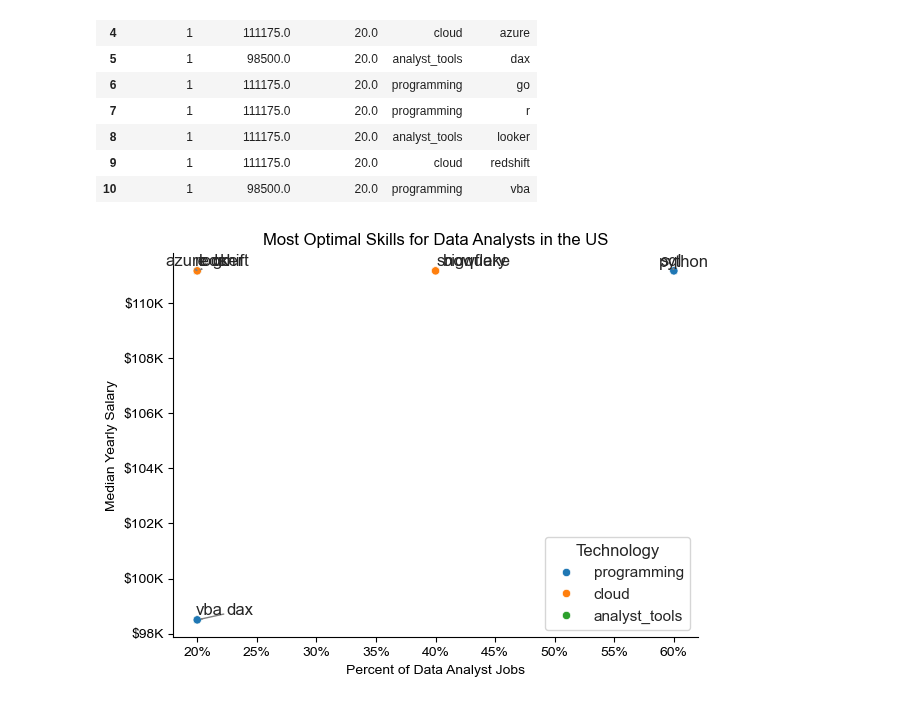
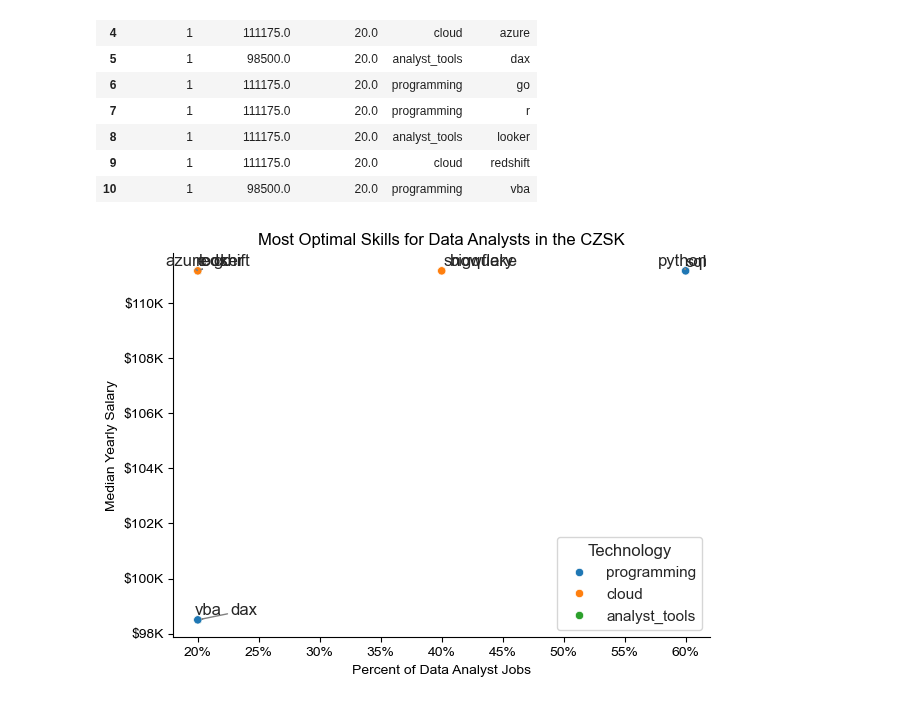
Before and after one commit to akorablov/project_data_jobs, a Jupyter notebook: PyProject_1/5_Optimal_Skills_CZSK.ipynb, the cells around one changed output. Drawn from its saved outputs; the diff is of its cells as text; code cells hidden in the pictures.

```diff
--- a/PyProject_1/5_Optimal_Skills_CZSK.ipynb
+++ b/PyProject_1/5_Optimal_Skills_CZSK.ipynb
@@ -180,32 +179,32 @@ sns.scatterplot(
     x='skill_percent',
     y='median_salary',
     hue='technology'
 )
 
 sns.despine()
 sns.set_theme(style='ticks')
 
 # Prepare texts for adjustText
 texts = []
 for i, txt in enumerate(df_DA_skills_high_demand.index):
     texts.append(plt.text(df_DA_skills_high_demand['skill_percent'].iloc[i], df_DA_skills_high_demand['median_salary'].iloc[i], txt))
 
 # Adjust text to avoid overlap
 adjust_text(texts, arrowprops=dict(arrowstyle='->', color='gray'))
 
 # Set axis labels, title, and legend
 plt.xlabel('Percent of Data Analyst Jobs')
 plt.ylabel('Median Yearly Salary')
-plt.title('Most Optimal Skills for Data Analysts in the US')
+plt.title('Most Optimal Skills for Data Analysts in the CZSK')
 plt.legend(title='Technology')
 
 from matplotlib.ticker import PercentFormatter
 ax = plt.gca()
 ax.yaxis.set_major_formatter(plt.FuncFormatter(lambda y, pos: f'${int(y/1000)}K'))
 ax.xaxis.set_major_formatter(PercentFormatter(decimals=0))
 
 # Adjust layout and display plot
 plt.tight_layout()
 plt.show()
 # %% [output]
-[figure, old version]
+[figure, new version]
```
Also changed, not shown: parts of 4 cells of this notebook, 4 other files.
